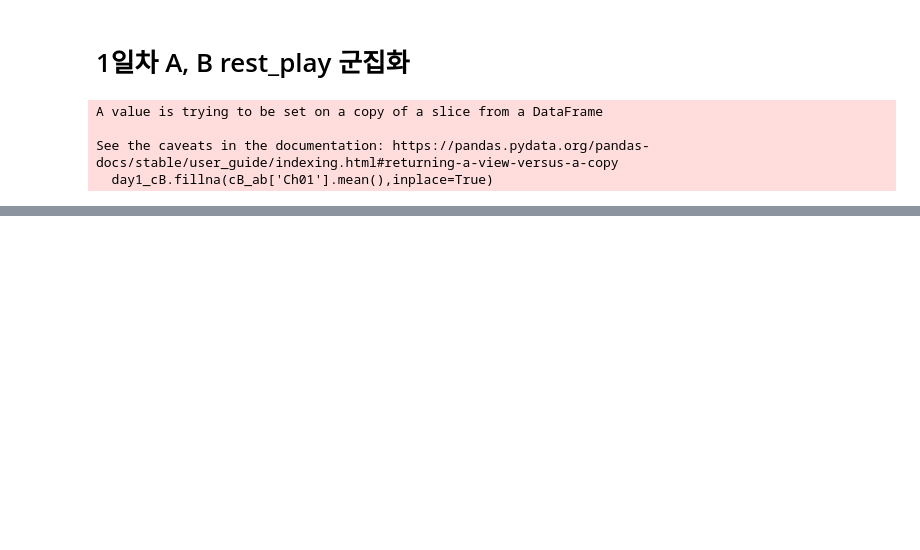
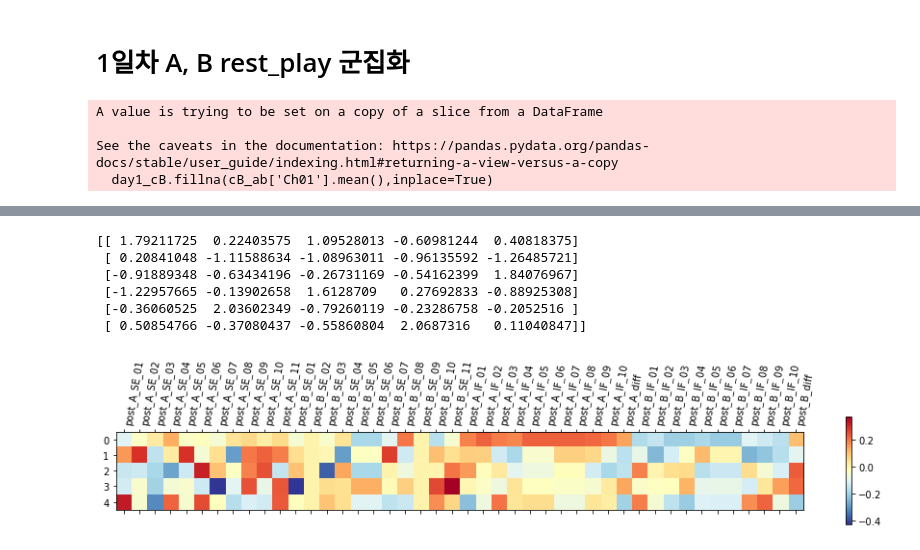
Before and after one commit to juhojang/fNIRS_analysis, a Jupyter notebook: clustering/day1_hierachy_ab.ipynb, the cells around one changed output, grey strips where cells are left out. Saved outputs shown, nothing was run; the diff lists cells and outputs as text; code cells hidden in the pictures; blank space fills up the shorter version.

```diff
--- a/clustering/day1_hierachy_ab.ipynb
+++ b/clustering/day1_hierachy_ab.ipynb
@@ -30,0 +61,10 @@ print(cluster)
+# %%
+self_report=pd.read_csv("D:/Dataset/f_Nirs datasets/k1~12_self-report_dataset.csv")
+day1=self_report[0:6]
+day1.drop(['subjectkey','date','age','sex','right_handed','piano_year','piano_major','impro_experience','condition','post_C_IF_10','pre_SE_10','pre_SE_11'
+           ,'post_C_diff','post_C_SE_10','post_C_SE_11'],axis=1,inplace=True)
+for i in range(1,10):
+    day1.drop(['pre_SE_0'+str(i)],axis=1,inplace=True)
+    day1.drop(['post_C_IF_0'+str(i)],axis=1,inplace=True)
+    day1.drop(['post_C_SE_0'+str(i)],axis=1,inplace=True)
+day1
@@ -30,0 +97,22 @@ print(cluster)
+# %%
+from sklearn.preprocessing import StandardScaler
+from sklearn.decomposition import PCA
+import matplotlib.pyplot as plt
+
+std=StandardScaler()
+day1_std=std.fit_transform(day1)
+pca=PCA(n_components=0.95,random_state=1)
+day1_pca=pca.fit_transform(day1_std)
+plt.matshow(pca.components_,cmap='RdYlBu_r')
+plt.xticks(range(len(day1.columns)),day1.columns,rotation=80,ha='left')
+plt.colorbar()
+day1_pca=std.fit_transform(day1_pca)
+print(day1_pca)
+# %% [output]
+[[ 1.79211725  0.22403575  1.09528013 -0.60981244  0.40818375]
+ [ 0.20841048 -1.11588634 -1.08963011 -0.96135592 -1.26485721]
+ [-0.91889348 -0.63434196 -0.26731169 -0.54162399  1.84076967]
+ [-1.22957665 -0.13902658  1.6128709   0.27692833 -0.88925308]
+ [-0.36060525  2.03602349 -0.79260119 -0.23286758 -0.2052516 ]
+ [ 0.50854766 -0.37080437 -0.55860804  2.0687316   0.11040847]]
+[figure, added]
```
Also changed, not shown: parts of 7 cells of this notebook.
